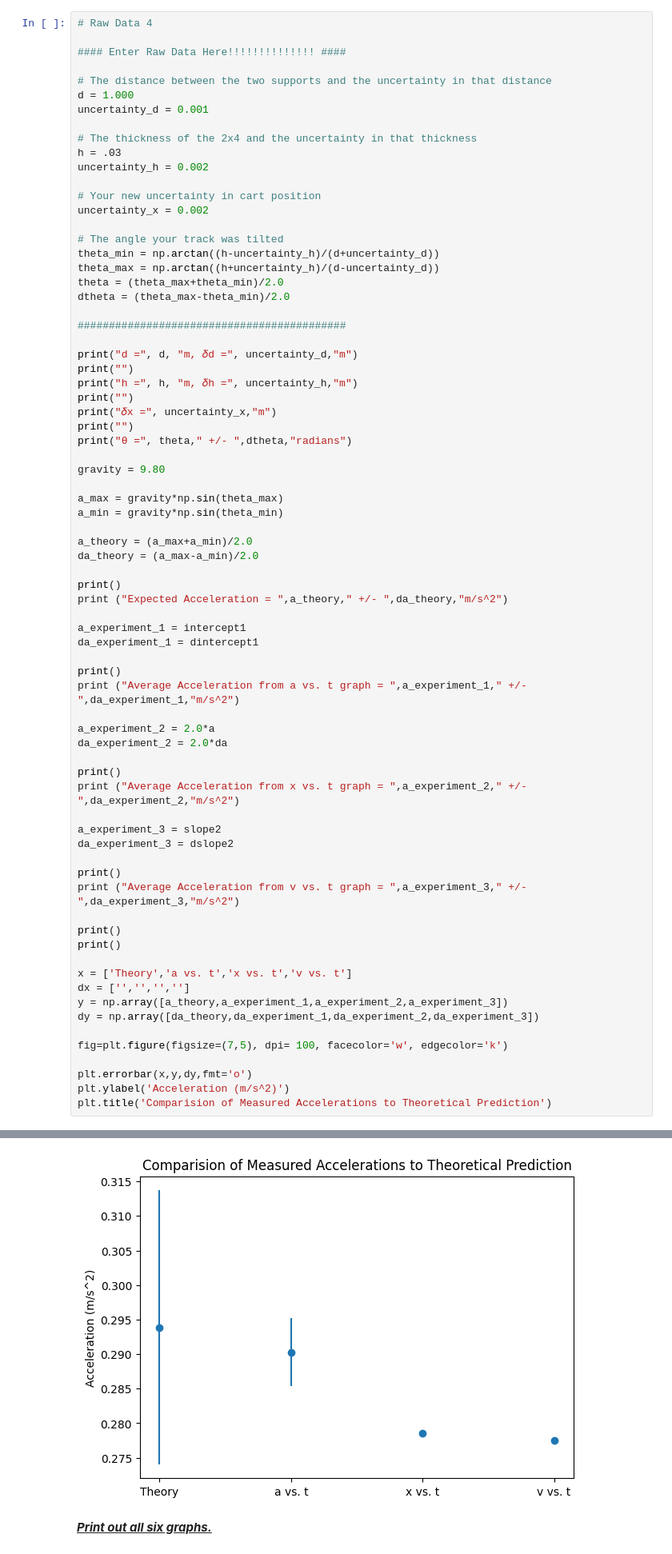
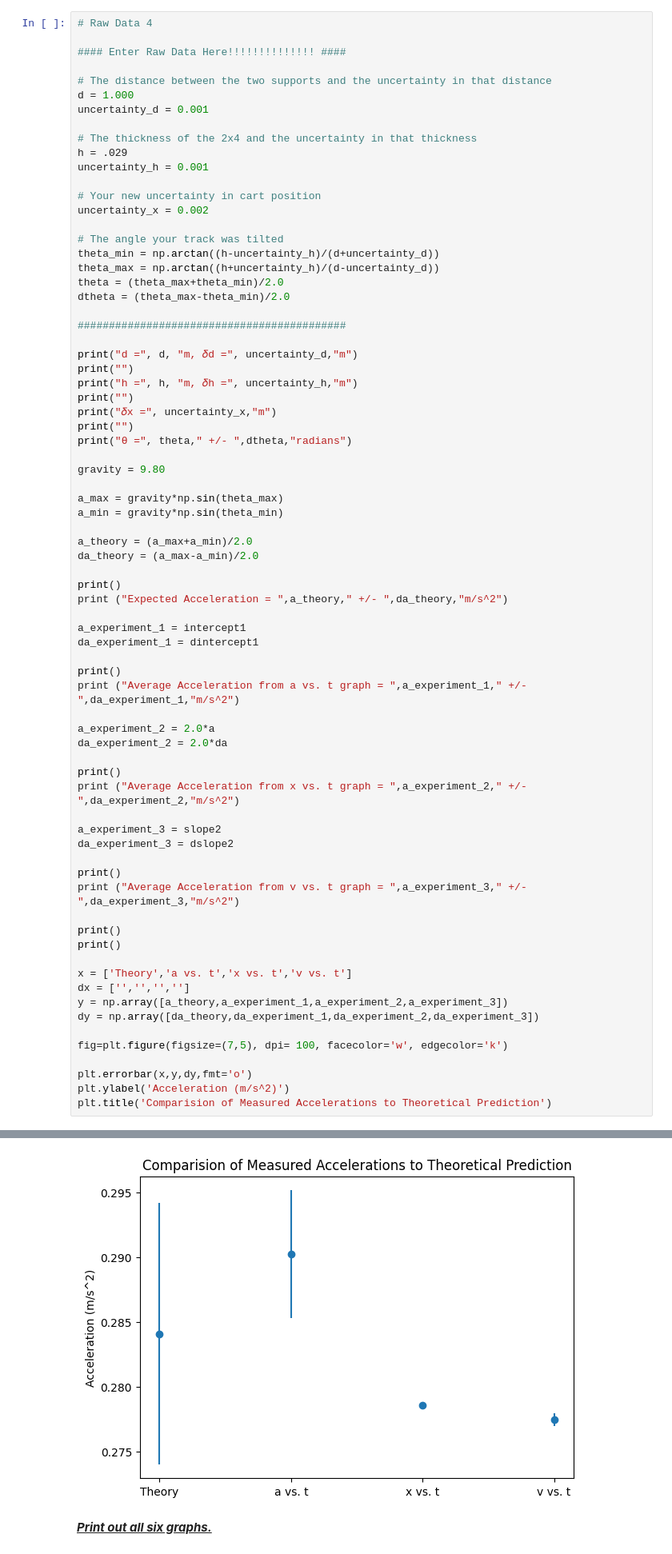
Before and after one commit to nmack21/PhysicsLabs, a Jupyter notebook: PHYS201/Lab2.ipynb, the cells around one changed output, grey strips where cells are left out. Shown at 80% size. Saved outputs shown, nothing was run; the diff lists cells and outputs as text.

```diff
--- a/PHYS201/Lab2.ipynb
+++ b/PHYS201/Lab2.ipynb
@@ -616,8 +616,8 @@ d = 1.000
 uncertainty_d = 0.001
 
 # The thickness of the 2x4 and the uncertainty in that thickness
-h = .03
-uncertainty_h = 0.002
+h = .029
+uncertainty_h = 0.001
 
 # Your new uncertainty in cart position
 uncertainty_x = 0.002
@@ -693,11 +693,11 @@ Expected Acceleration =  0.29388584307608584  +/-  0.019867148808323964 m/s^2
 
 Average Acceleration from a vs. t graph =  0.2902601330962978  +/-  0.004922164609939662 m/s^2
 
 Average Acceleration from x vs. t graph =  0.278565031475783  +/-  0.00020041608128155774 m/s^2
 
 Average Acceleration from v vs. t graph =  0.27749546279443826  +/-  0.0004919653438344667 m/s^2
 Text(0.5, 1.0, 'Comparision of Measured Accelerations to Theoretical Prediction')
-[figure, old version]
+[figure, new version]
 # %% [markdown]
 <u>***Print out all six graphs.***</u>
 # %% [markdown]
```
Also changed, not shown: parts of 2 cells of this notebook.
